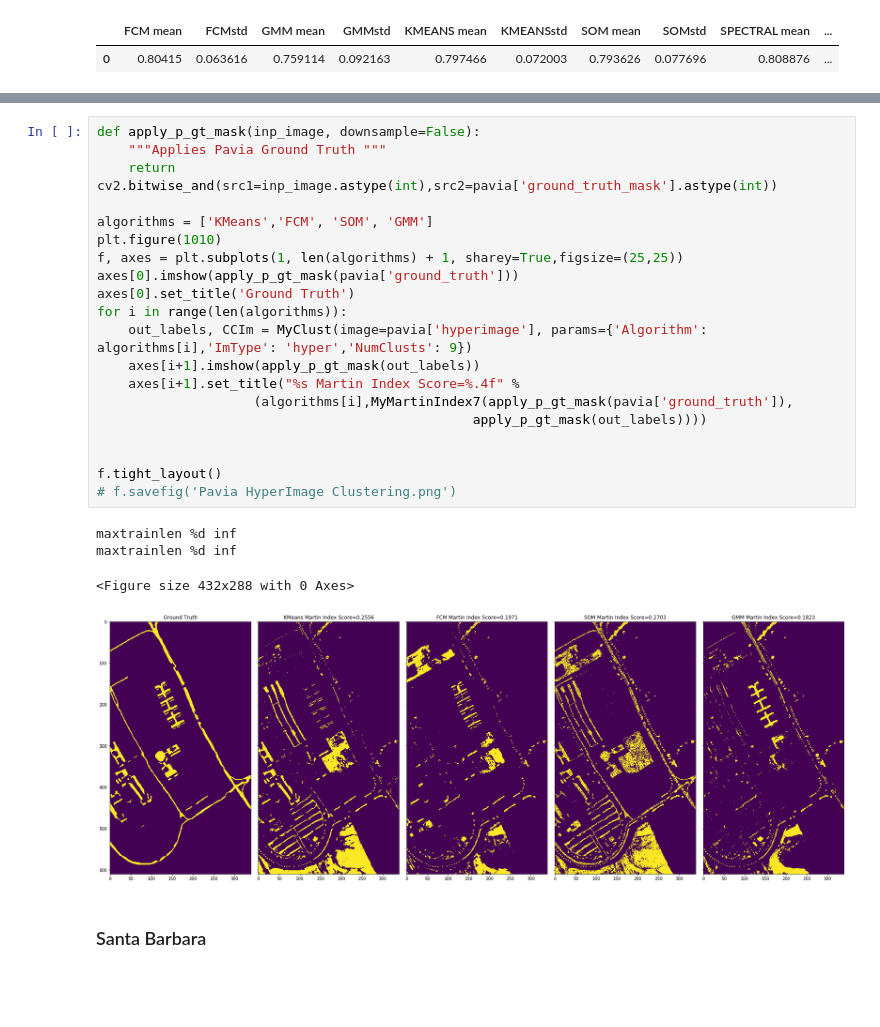
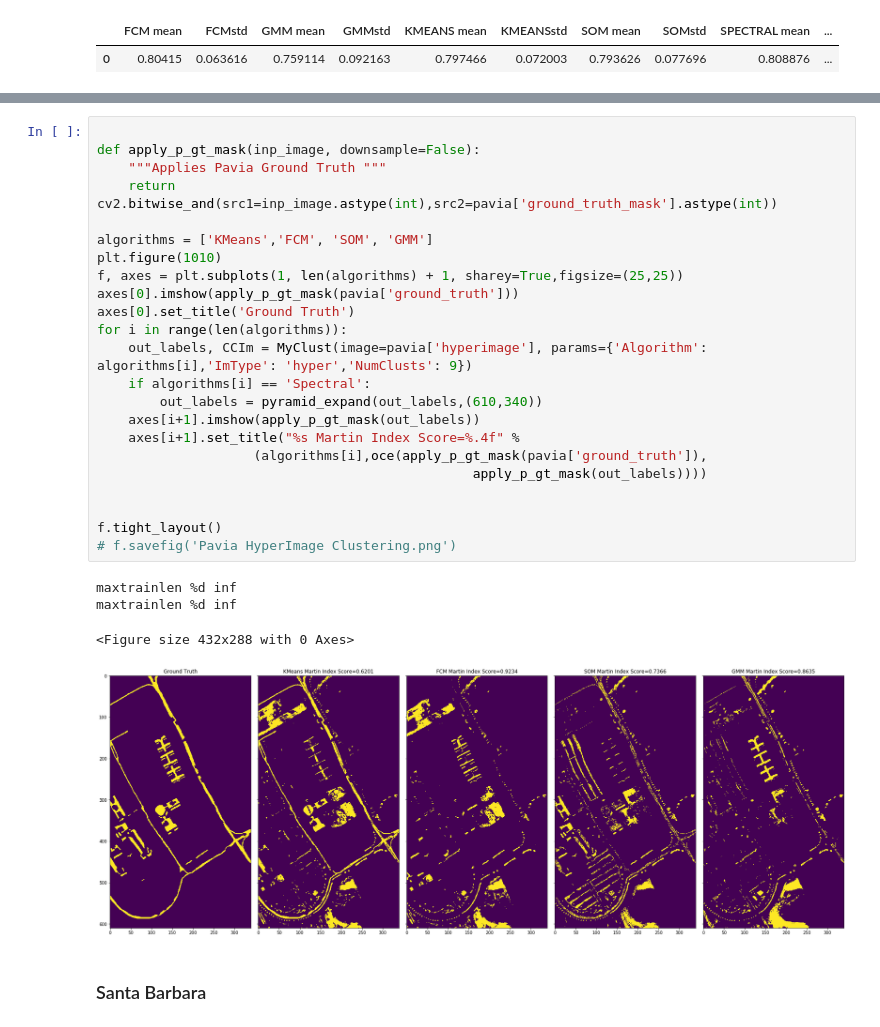
Before and after one commit to rachit-ranjan16/ImSegClust, a Jupyter notebook: Clustering and Evaluation.ipynb, the cells around one changed output, grey strips where cells are left out. Cells and saved outputs as stored; diff of their text form; blank space fills up the shorter version.

Commit message:
Updated Martin Index for Masked Pavia Image Evaluation

```diff
--- a/Clustering and Evaluation.ipynb
+++ b/Clustering and Evaluation.ipynb
@@ -374,28 +472,31 @@ df
 # %%
+
 def apply_p_gt_mask(inp_image, downsample=False):
     """Applies Pavia Ground Truth """
     return cv2.bitwise_and(src1=inp_image.astype(int),src2=pavia['ground_truth_mask'].astype(int))
 
 algorithms = ['KMeans','FCM', 'SOM', 'GMM']
 plt.figure(1010)
 f, axes = plt.subplots(1, len(algorithms) + 1, sharey=True,figsize=(25,25))
 axes[0].imshow(apply_p_gt_mask(pavia['ground_truth']))
 axes[0].set_title('Ground Truth')
 for i in range(len(algorithms)):
     out_labels, CCIm = MyClust(image=pavia['hyperimage'], params={'Algorithm': algorithms[i],'ImType': 'hyper','NumClusts': 9})
+    if algorithms[i] == 'Spectral':
+        out_labels = pyramid_expand(out_labels,(610,340))
     axes[i+1].imshow(apply_p_gt_mask(out_labels))
     axes[i+1].set_title("%s Martin Index Score=%.4f" %
-                    (algorithms[i],MyMartinIndex7(apply_p_gt_mask(pavia['ground_truth']),
+                    (algorithms[i],oce(apply_p_gt_mask(pavia['ground_truth']),
                                                 apply_p_gt_mask(out_labels))))
 
 
 f.tight_layout()
 # f.savefig('Pavia HyperImage Clustering.png')
 # %% [output]
 maxtrainlen %d inf
 maxtrainlen %d inf
 <Figure size 432x288 with 0 Axes>
-[figure, old version]
+[figure, new version]
 # %% [markdown]
 ### Santa Barbara
 # %%
```
Also changed, not shown: parts of 3 cells of this notebook.
